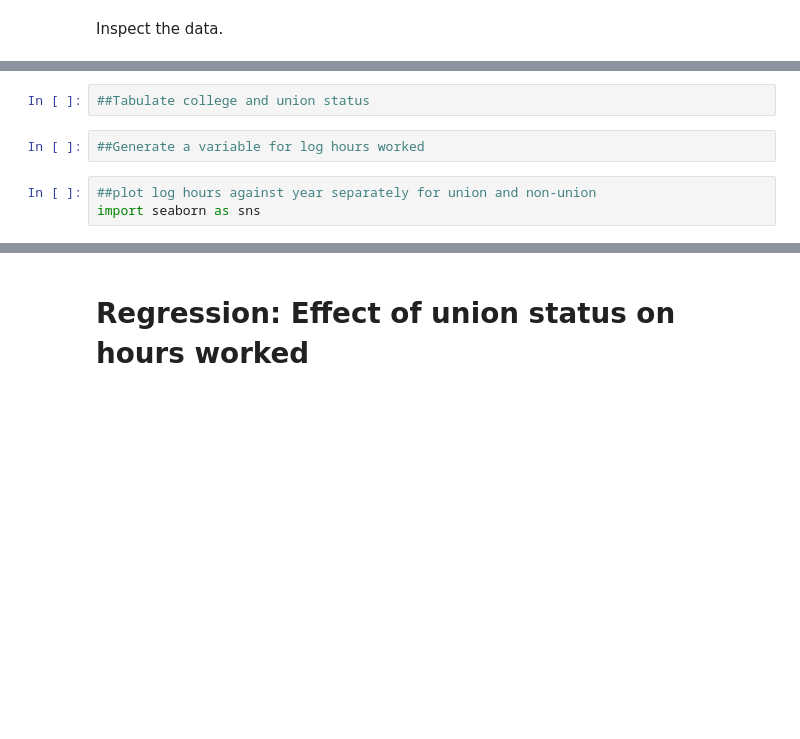
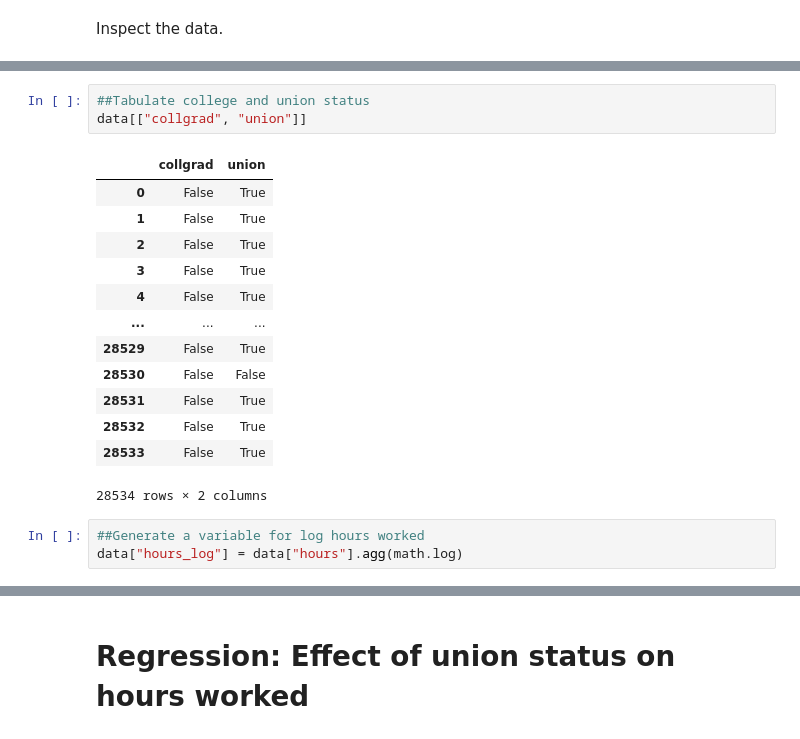
Before and after one commit to mauruswollensak/robot_judge_2023, a Jupyter notebook: homeworks/HW02.ipynb, the cells around one changed output, grey strips where cells are left out. Cells and saved outputs as stored; diff of their text form; blank space fills up the shorter version.

```diff
--- a/homeworks/HW02.ipynb
+++ b/homeworks/HW02.ipynb
@@ -61,7 +91,20 @@ filtered_data.plot()
 # %%
 ##Tabulate college and union status
+data[["collgrad", "union"]]
+# %% [output]
+|  | collgrad | union |
+| 0 | False | True |
+| 1 | False | True |
+| 2 | False | True |
+| 3 | False | True |
+| 4 | False | True |
+| ... | ... | ... |
+| 28529 | False | True |
+| 28530 | False | False |
+| 28531 | False | True |
+| 28532 | False | True |
+| 28533 | False | True |
+28534 rows × 2 columns
 # %%
 ##Generate a variable for log hours worked
+data["hours_log"] = data["hours"].agg(math.log)
-# %%
-##plot log hours against year separately for union and non-union
-import seaborn as sns
```
Also changed, not shown: parts of 8 cells of this notebook.
